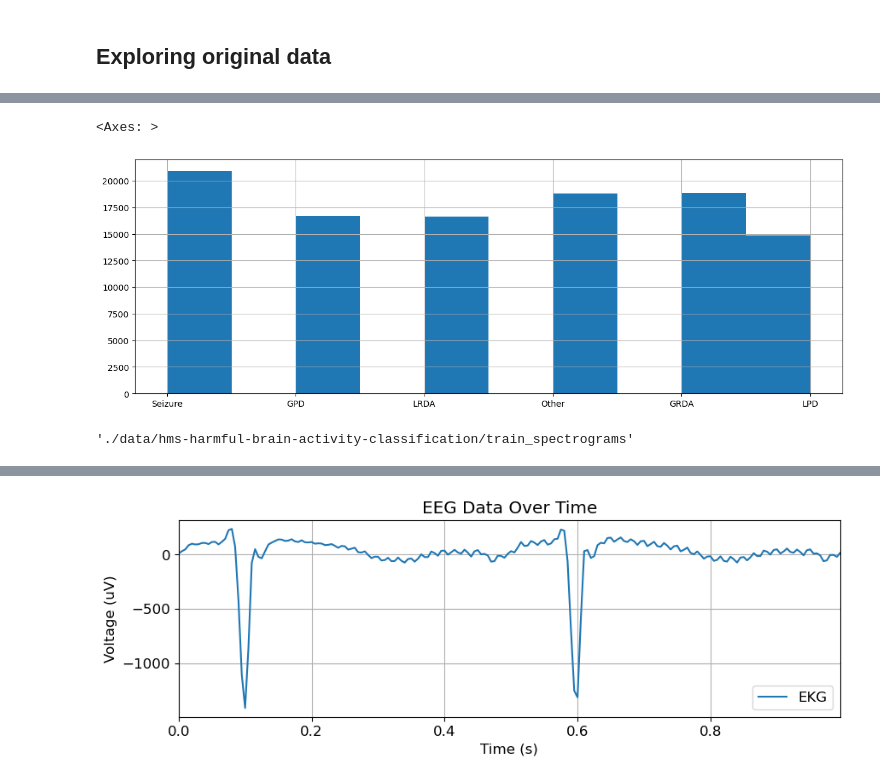
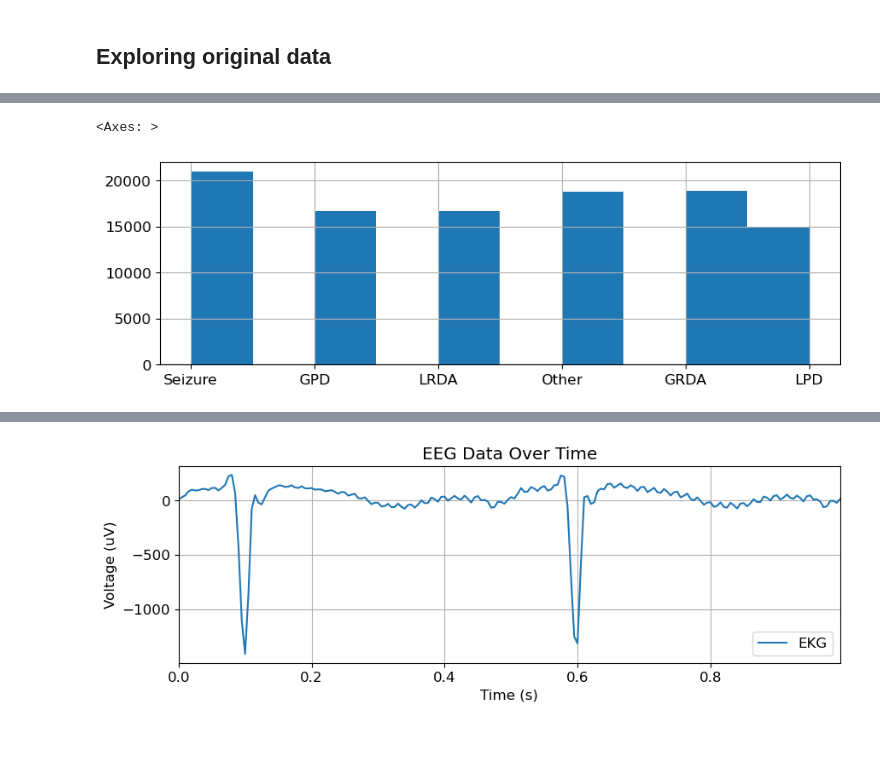
Before and after one commit to seamusbarnes/Kaggle_Harmful_Brain_Classification, a Jupyter notebook: main.ipynb, the cells around one changed output, grey strips where cells are left out. Drawn from its saved outputs; the diff is of its cells as text; code cells hidden in the pictures; blank space fills up the shorter version.

```diff
--- a/main.ipynb
+++ b/main.ipynb
@@ -108,15 +112,11 @@ Train shape (106800, 15)
 | 3 | 1628180742 | 3 | 18.0 | 353733 | 3 | 18.0 | ... |
 | 4 | 1628180742 | 4 | 24.0 | 353733 | 4 | 24.0 | ... |
 # %%
-plt.figure(figsize=(15,5))
+plt.figure(figsize=(10,3))
 train['expert_consensus'].hist()
 # %% [output]
 <Axes: >
-[figure, old version]
+[figure, new version]
-# %%
-train_eegs_path
-# %% [output]
-'./data/hms-harmful-brain-activity-classification/train_spectrograms'
 # %%
 train.describe()
 # %% [output]
```
Also changed, not shown: parts of 9 cells of this notebook.
